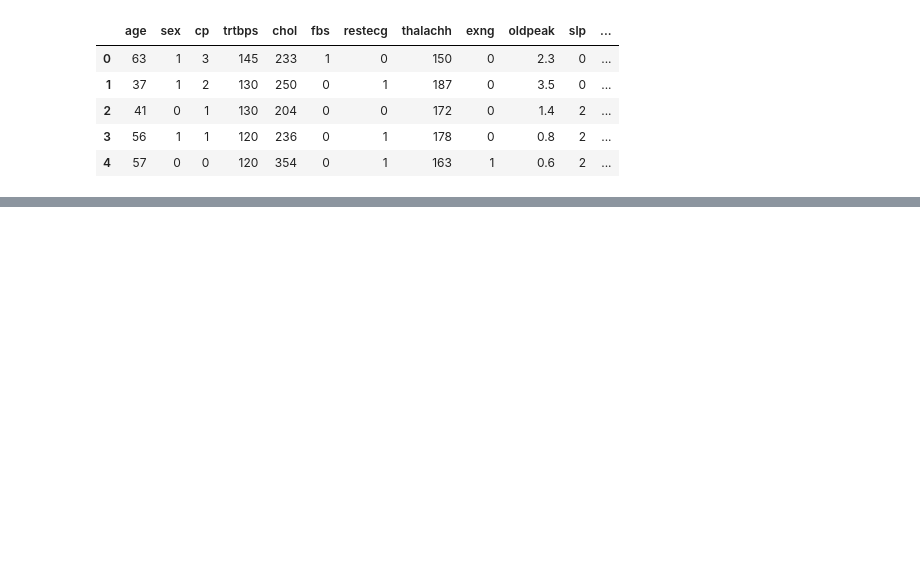
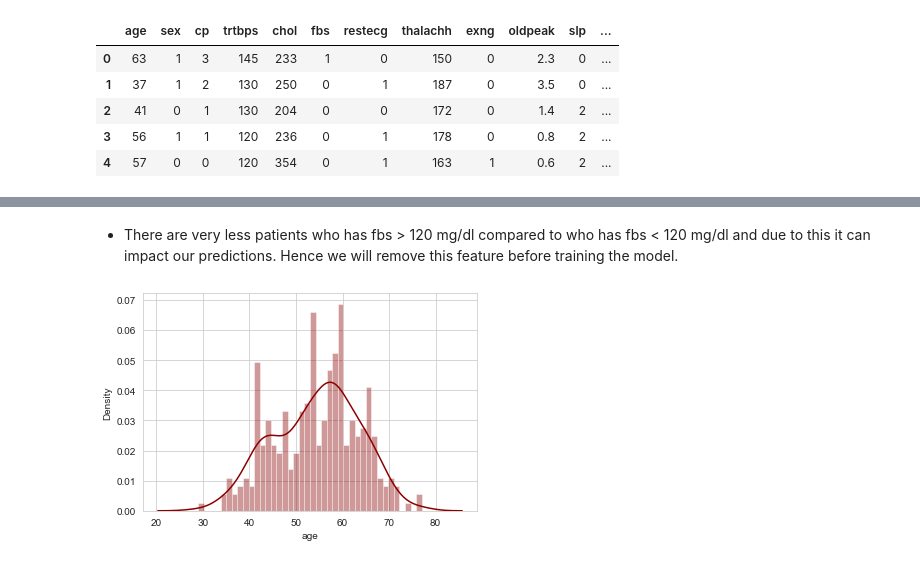
Before and after one commit to chndzzz/Project_On_Logistic_Regression, a Jupyter notebook: Logistic_Regression.ipynb, the cells around one changed output, grey strips where cells are left out. Drawn from its saved outputs; the diff is of its cells as text; code cells hidden in the pictures; blank space fills up the shorter version.

```diff
--- a/Logistic_Regression.ipynb
+++ b/Logistic_Regression.ipynb
@@ -15,0 +150,8 @@ df.head()
+# %% [markdown]
+- There are very less patients who has fbs > 120 mg/dl compared to who has fbs < 120 mg/dl and due to this it can impact our predictions. Hence we will remove this feature before training the model.
+# %%
+sns.set_style('whitegrid')
+sns.distplot(df['age'],kde=True,color='darkred',bins=40)
+plt.show()
+# %% [output]
+[figure, added]
```
Also changed, not shown: parts of 35 cells of this notebook.
